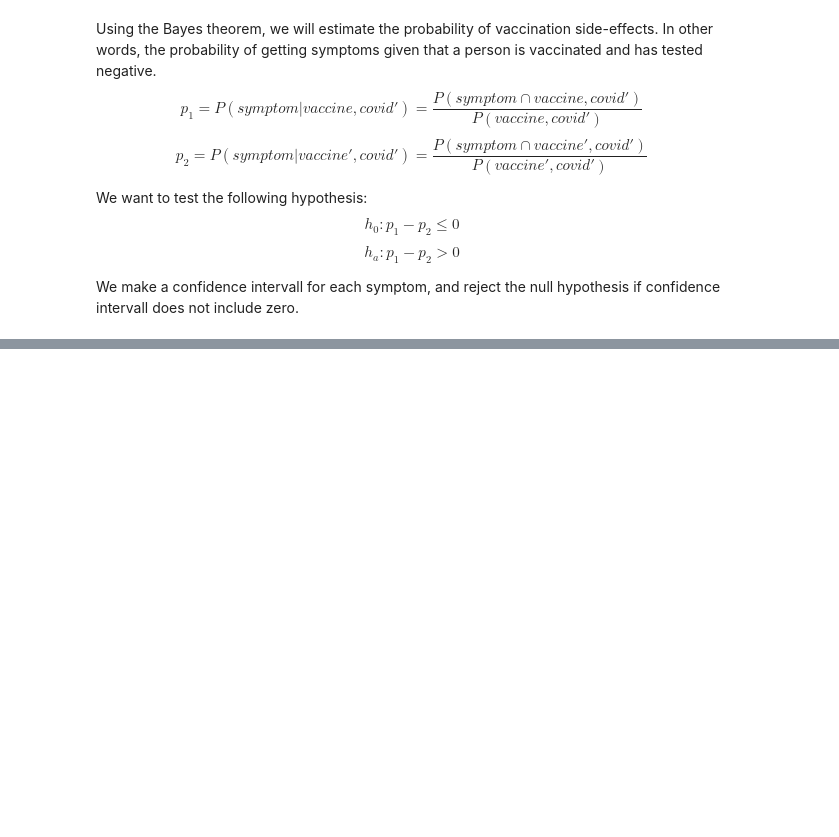
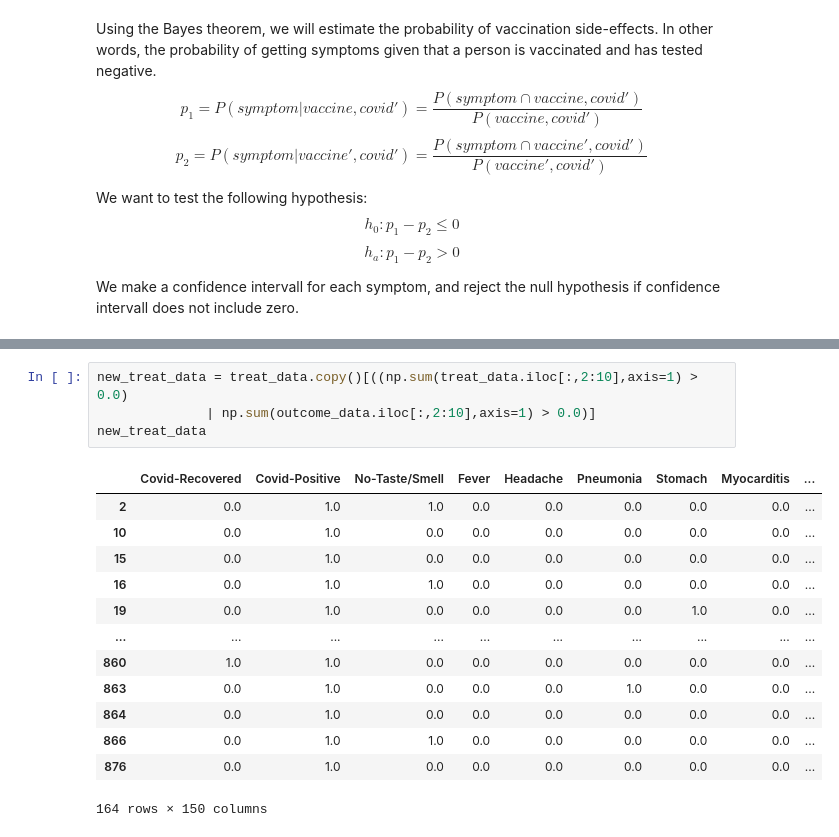
Before and after one commit to rohullaa/bayesian_modeling, a Jupyter notebook: kladd_project1/project1_updated.ipynb, the cells around one changed output, grey strips where cells are left out. Saved outputs shown, nothing was run; the diff lists cells and outputs as text; blank space fills up the shorter version.

```diff
--- a/kladd_project1/project1_updated.ipynb
+++ b/kladd_project1/project1_updated.ipynb
@@ -585,0 +649,18 @@ vaccine_side_effect_example(pipe, p=0.6)
+# %%
+new_treat_data = treat_data.copy()[((np.sum(treat_data.iloc[:,2:10],axis=1) > 0.0)
+              | np.sum(outcome_data.iloc[:,2:10],axis=1) > 0.0)]
+new_treat_data
+# %% [output]
+|  | Covid-Recovered | Covid-Positive | No-Taste/Smell | Fever | Headache | Pneumonia | Stomach | Myocarditis | ... |
+| 2 | 0.0 | 1.0 | 1.0 | 0.0 | 0.0 | 0.0 | 0.0 | 0.0 | ... |
+| 10 | 0.0 | 1.0 | 0.0 | 0.0 | 0.0 | 0.0 | 0.0 | 0.0 | ... |
+| 15 | 0.0 | 1.0 | 0.0 | 0.0 | 0.0 | 0.0 | 0.0 | 0.0 | ... |
+| 16 | 0.0 | 1.0 | 1.0 | 0.0 | 0.0 | 0.0 | 0.0 | 0.0 | ... |
+| 19 | 0.0 | 1.0 | 0.0 | 0.0 | 0.0 | 0.0 | 1.0 | 0.0 | ... |
+| ... | ... | ... | ... | ... | ... | ... | ... | ... | ... |
+| 860 | 1.0 | 1.0 | 0.0 | 0.0 | 0.0 | 0.0 | 0.0 | 0.0 | ... |
+| 863 | 0.0 | 1.0 | 0.0 | 0.0 | 0.0 | 1.0 | 0.0 | 0.0 | ... |
+| 864 | 0.0 | 1.0 | 0.0 | 0.0 | 0.0 | 0.0 | 0.0 | 0.0 | ... |
+| 866 | 0.0 | 1.0 | 1.0 | 0.0 | 0.0 | 0.0 | 0.0 | 0.0 | ... |
+| 876 | 0.0 | 1.0 | 0.0 | 0.0 | 0.0 | 0.0 | 0.0 | 0.0 | ... |
+164 rows × 150 columns
```
Also changed, not shown: parts of 35 cells of this notebook.
